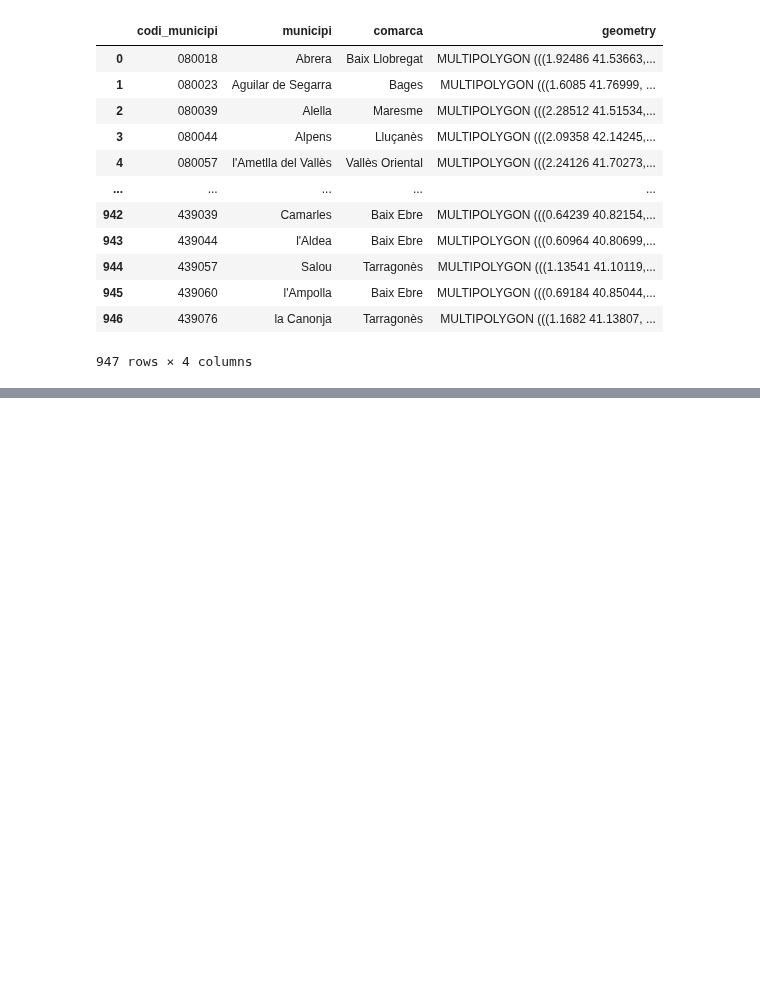
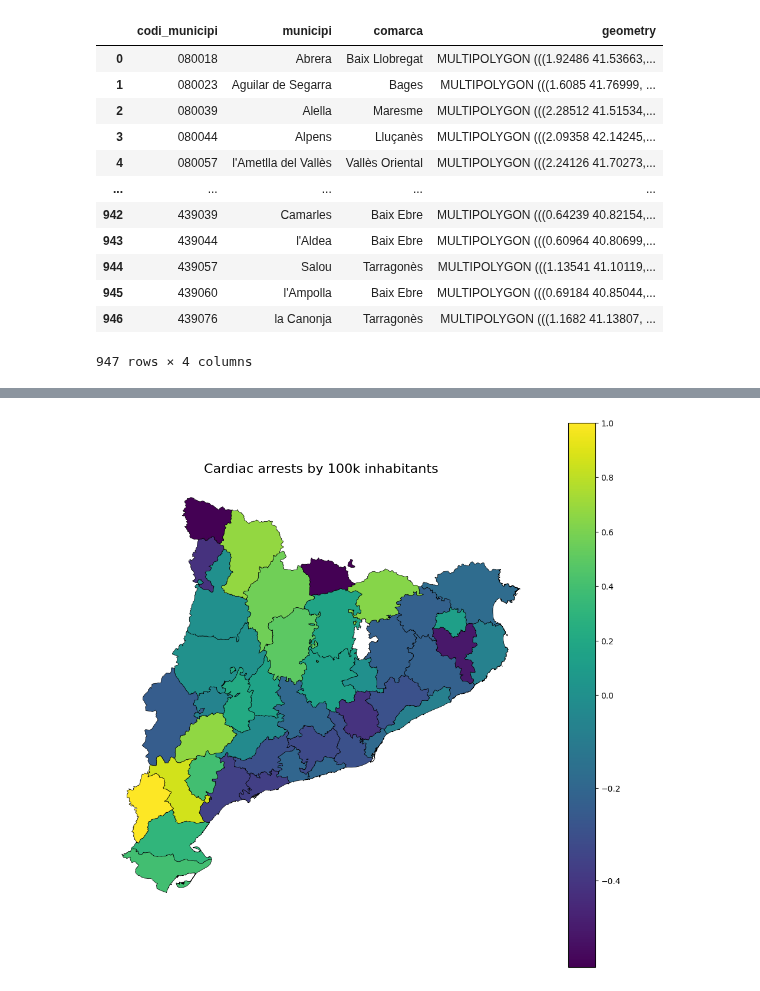
Before and after one commit to alexdeharo269/CatDef, a Jupyter notebook: jan/Mortality_analysis.ipynb, the cells around one changed output, grey strips where cells are left out. Cells and saved outputs as stored; diff of their text form; code cells hidden in the pictures; blank space fills up the shorter version.

```diff
--- a/jan/Mortality_analysis.ipynb
+++ b/jan/Mortality_analysis.ipynb
@@ -329,4 +333,11 @@ plt.show()
 # %%
+"""
+We compute the AED coverage per 100.000k inhabitants. Important:
+· Consider only AED locations, very different of being in a hospital from behind at home
+· Cardiac arrest data was for Out of Hospital, so much better rationale.
+"""
+
+
 for key, df in df_mort_com.items():
 
     # Convert columns to numeric
@@ -338,7 +349,9 @@ for key, df in df_mort_com.items():
     # Compute coverage per 100k
     df['coverage_per_100k'] = np.where(
         df['pob'] > 0,
-        (df['num_hospi'] + df['num_defi']) / df['pob'] * 100000,
+        (df['num_defi']) / df['pob'] * 100000,
         0
     )
     df_mort_com[key] = df
+
+df_mort_com_total
@@ -345,2 +477,47 @@ for key, df in df_mort_com.items():
+# %%
+import colorcet as cc
+import matplotlib.colors as mcolors
+
+cause = "cardiac rel norm"
+df_plot = df_mort_com_total.copy()
+
+zeros = df[cause] == 0
+non_zeros = ~zeros
+
+vals = df[f'{cause}']
+
+cmap = plt.cm.viridis
+
+# Create a TwoSlopeNorm centered at 0
+vmin = vals.min()
+vmax = vals.max()
+norm = mcolors.TwoSlopeNorm(vmin=vmin, vcenter=0, vmax=vmax)
+
+fig, ax = plt.subplots(figsize=(12, 12))
+
+# Plot non-zero municipalities
+df_plot[non_zeros].plot(
+    column=f'{cause}',
+    cmap=cmap,
+    norm = norm,# color map for positive values (cc.cm["dimgray_r"])
+    legend=True,
+    ax=ax,
+    edgecolor='black',
+    linewidth=0.5
+)
+
+# Plot zeros in grey on top
+df_plot[zeros].plot(
+    color='white',
+    ax=ax,
+    edgecolor='black',
+    linewidth=0.5
+)
+
+ax.set_title('Cardiac arrests by 100k inhabitants', fontsize=16)
+ax.axis('off')
+plt.show()
+# %% [output]
+[figure, new version]
 # %%
 import seaborn as sns
```
Also changed, not shown: parts of 14 cells of this notebook.
